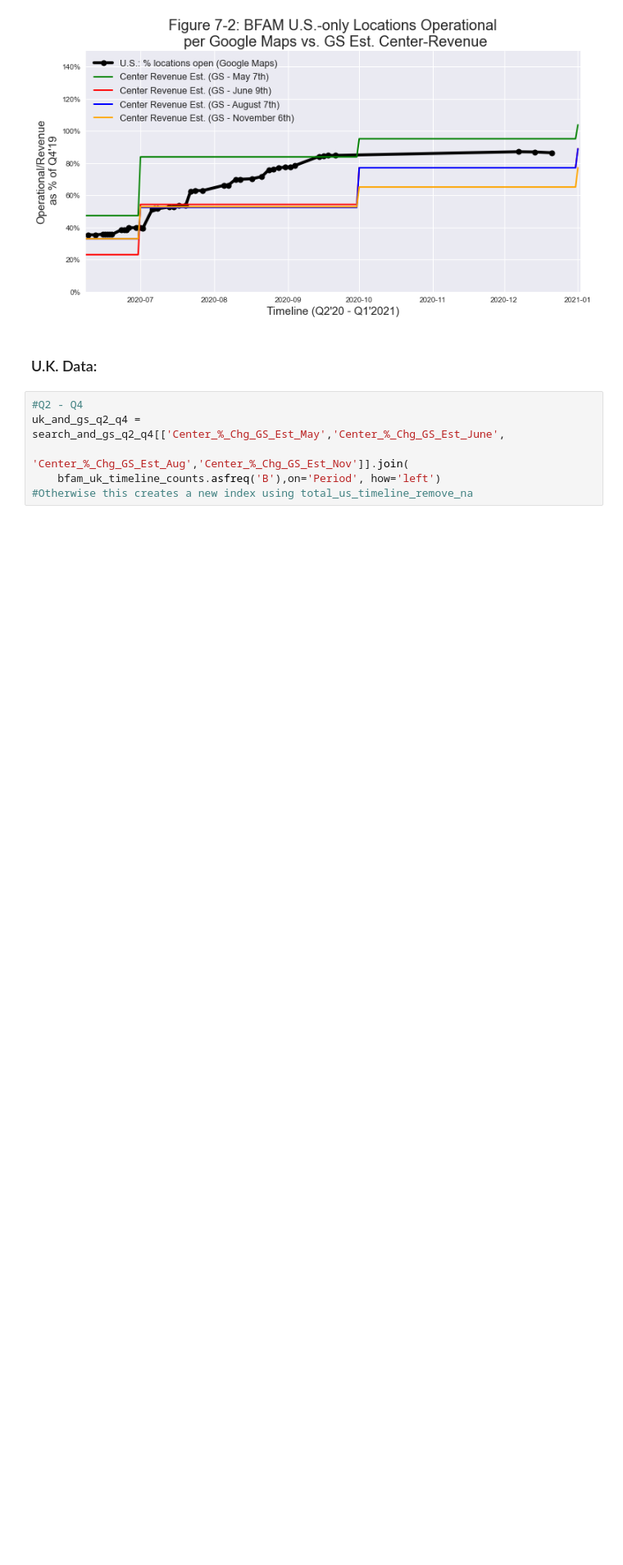
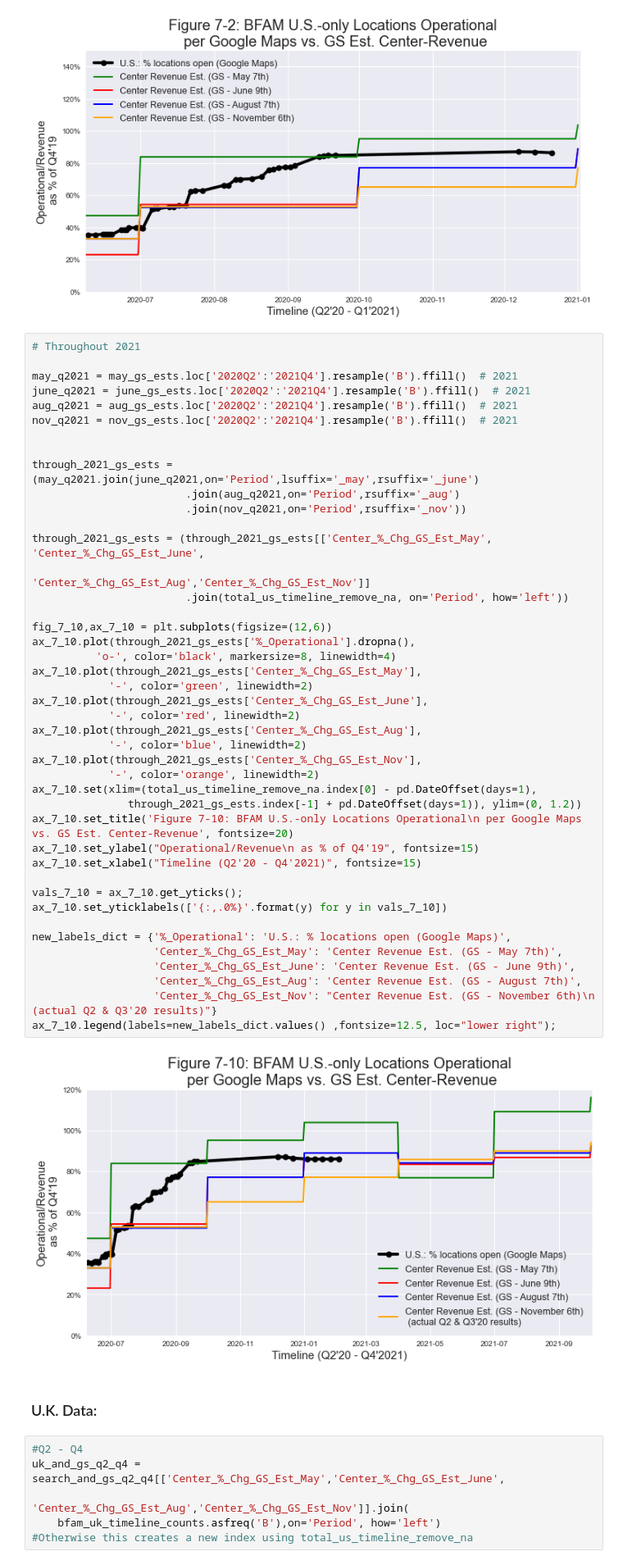
Before and after one commit to josh-grasso/BFAM_Google_Maps_Analysis, a Jupyter notebook: BFAM_GitHub_wo_GMaps.ipynb, the cells around one changed output. Shown at 82% size. Cells and saved outputs as stored; diff of their text form; blank space fills up the shorter version.

Commit message:
Refresh data and extend charts through 2021; Feb 7th

```diff
--- a/BFAM_GitHub_wo_GMaps.ipynb
+++ b/BFAM_GitHub_wo_GMaps.ipynb
@@ -728,6 +728,51 @@ new_labels_dict = {'%_Operational': 'U.S.: % locations open (Google Maps)',
 ax_7_2.legend(labels=new_labels_dict.values() ,fontsize=12.5, loc="upper left");
 # %% [output]
 [figure]
+# %%
+# Throughout 2021
+
+may_q2021 = may_gs_ests.loc['2020Q2':'2021Q4'].resample('B').ffill()  # 2021
+june_q2021 = june_gs_ests.loc['2020Q2':'2021Q4'].resample('B').ffill()  # 2021
+aug_q2021 = aug_gs_ests.loc['2020Q2':'2021Q4'].resample('B').ffill()  # 2021
+nov_q2021 = nov_gs_ests.loc['2020Q2':'2021Q4'].resample('B').ffill()  # 2021
+
+
+through_2021_gs_ests = (may_q2021.join(june_q2021,on='Period',lsuffix='_may',rsuffix='_june')
+                        .join(aug_q2021,on='Period',rsuffix='_aug')
+                        .join(nov_q2021,on='Period',rsuffix='_nov'))
+
+through_2021_gs_ests = (through_2021_gs_ests[['Center_%_Chg_GS_Est_May', 'Center_%_Chg_GS_Est_June',
+                                             'Center_%_Chg_GS_Est_Aug','Center_%_Chg_GS_Est_Nov']]
+                        .join(total_us_timeline_remove_na, on='Period', how='left'))
+
+fig_7_10,ax_7_10 = plt.subplots(figsize=(12,6))
+ax_7_10.plot(through_2021_gs_ests['%_Operational'].dropna(),
+          'o-', color='black', markersize=8, linewidth=4)
+ax_7_10.plot(through_2021_gs_ests['Center_%_Chg_GS_Est_May'],
+            '-', color='green', linewidth=2)
+ax_7_10.plot(through_2021_gs_ests['Center_%_Chg_GS_Est_June'],
+            '-', color='red', linewidth=2)
+ax_7_10.plot(through_2021_gs_ests['Center_%_Chg_GS_Est_Aug'],
+            '-', color='blue', linewidth=2)
+ax_7_10.plot(through_2021_gs_ests['Center_%_Chg_GS_Est_Nov'],
+            '-', color='orange', linewidth=2)
+ax_7_10.set(xlim=(total_us_timeline_remove_na.index[0] - pd.DateOffset(days=1),
+               through_2021_gs_ests.index[-1] + pd.DateOffset(days=1)), ylim=(0, 1.2))
+ax_7_10.set_title('Figure 7-10: BFAM U.S.-only Locations Operational\n per Google Maps vs. GS Est. Center-Revenue', fontsize=20)
+ax_7_10.set_ylabel("Operational/Revenue\n as % of Q4'19", fontsize=15)
+ax_7_10.set_xlabel("Timeline (Q2'20 - Q4'2021)", fontsize=15)
+
+vals_7_10 = ax_7_10.get_yticks();
+ax_7_10.set_yticklabels(['{:,.0%}'.format(y) for y in vals_7_10])
+
+new_labels_dict = {'%_Operational': 'U.S.: % locations open (Google Maps)',
+                   'Center_%_Chg_GS_Est_May': 'Center Revenue Est. (GS - May 7th)',
+                   'Center_%_Chg_GS_Est_June': 'Center Revenue Est. (GS - June 9th)',
+                   'Center_%_Chg_GS_Est_Aug': 'Center Revenue Est. (GS - August 7th)',
+                   'Center_%_Chg_GS_Est_Nov': "Center Revenue Est. (GS - November 6th)\n (actual Q2 & Q3'20 results)"}
+ax_7_10.legend(labels=new_labels_dict.values() ,fontsize=12.5, loc="lower right");
+# %% [output]
+[figure, added]
 # %% [markdown]
 ### U.K. Data:
 # %%
```
Also changed, not shown: parts of 21 cells of this notebook, 4 other files.
